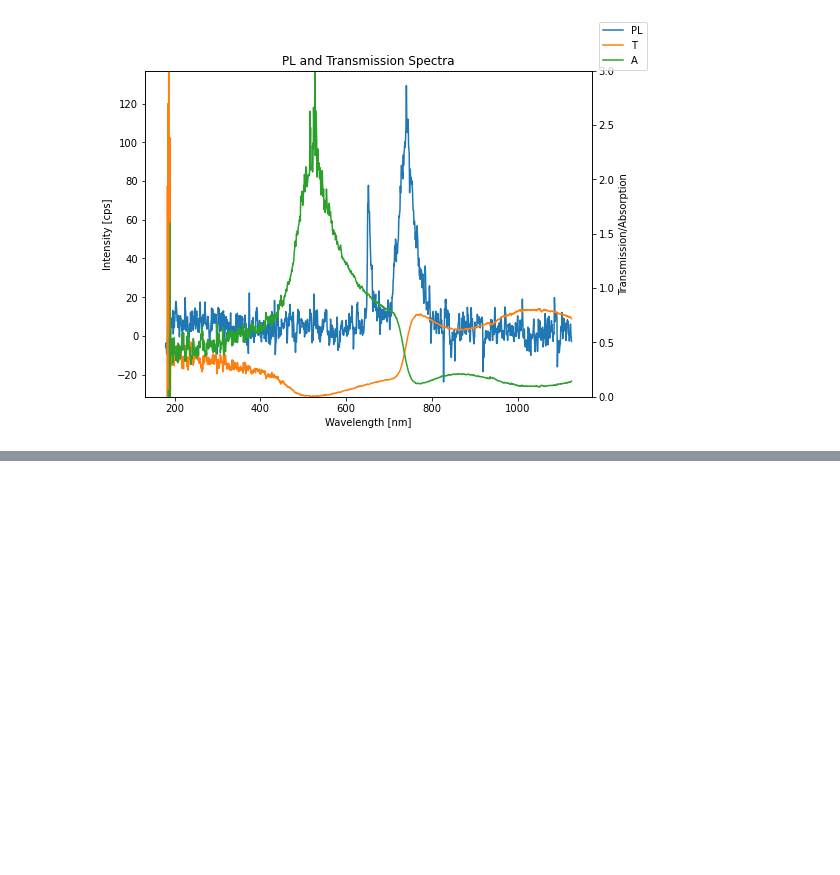
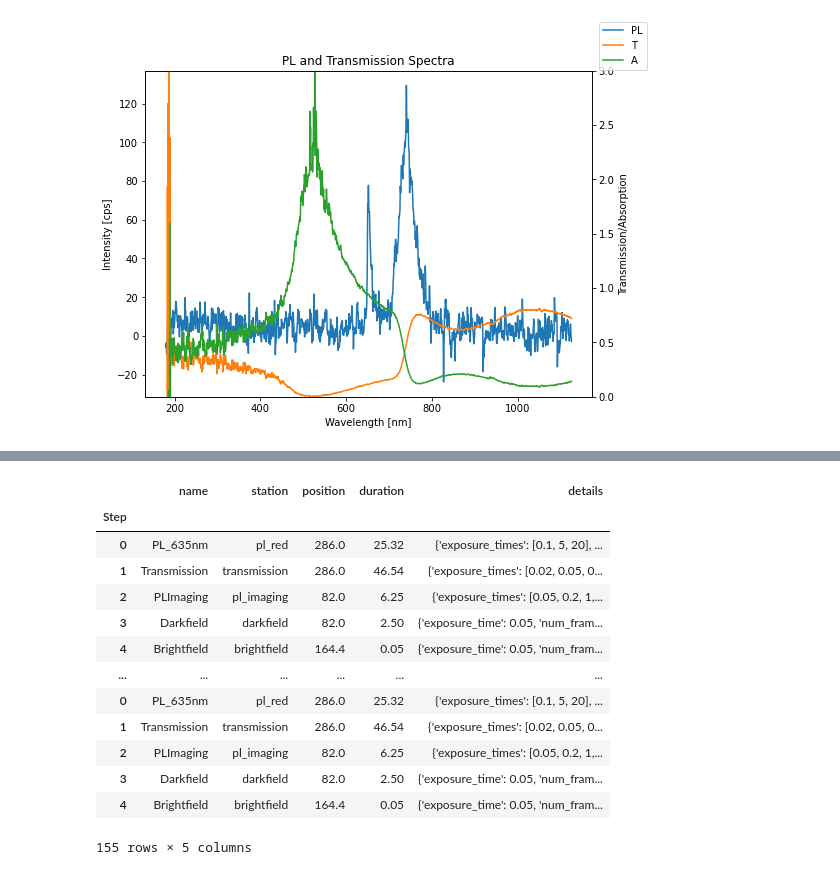
Before and after one commit to fenning-research-group/PASCAL_TrainView, a Jupyter notebook: analysis.ipynb, the cells around one changed output, grey strips where cells are left out. Saved outputs shown, nothing was run; the diff lists cells and outputs as text; code cells hidden in the pictures; blank space fills up the shorter version.

```diff
--- a/analysis.ipynb
+++ b/analysis.ipynb
@@ -262,0 +287,23 @@ worklist
+# %%
+# parse characterization worklist details
+details = pd.concat([
+    pd.DataFrame.from_dict(worklist['details'].values[i]['characterization_tasks'], orient='columns')
+        for i in range(len(worklist))
+    ])
+details.index.name = 'Step'
+details #TODO: join with sample number
+# %% [output]
+|  | name | station | position | duration | details |
+| Step |  |  |  |  |  |
+| 0 | PL_635nm | pl_red | 286.0 | 25.32 | {'exposure_times': [0.1, 5, 20], ... |
+| 1 | Transmission | transmission | 286.0 | 46.54 | {'exposure_times': [0.02, 0.05, 0... |
+| 2 | PLImaging | pl_imaging | 82.0 | 6.25 | {'exposure_times': [0.05, 0.2, 1,... |
+| 3 | Darkfield | darkfield | 82.0 | 2.50 | {'exposure_time': 0.05, 'num_fram... |
+| 4 | Brightfield | brightfield | 164.4 | 0.05 | {'exposure_time': 0.05, 'num_fram... |
+| ... | ... | ... | ... | ... | ... |
+| 0 | PL_635nm | pl_red | 286.0 | 25.32 | {'exposure_times': [0.1, 5, 20], ... |
+| 1 | Transmission | transmission | 286.0 | 46.54 | {'exposure_times': [0.02, 0.05, 0... |
+| 2 | PLImaging | pl_imaging | 82.0 | 6.25 | {'exposure_times': [0.05, 0.2, 1,... |
+| 3 | Darkfield | darkfield | 82.0 | 2.50 | {'exposure_time': 0.05, 'num_fram... |
+| 4 | Brightfield | brightfield | 164.4 | 0.05 | {'exposure_time': 0.05, 'num_fram... |
+155 rows × 5 columns
```
Also changed, not shown: parts of 2 cells of this notebook.
